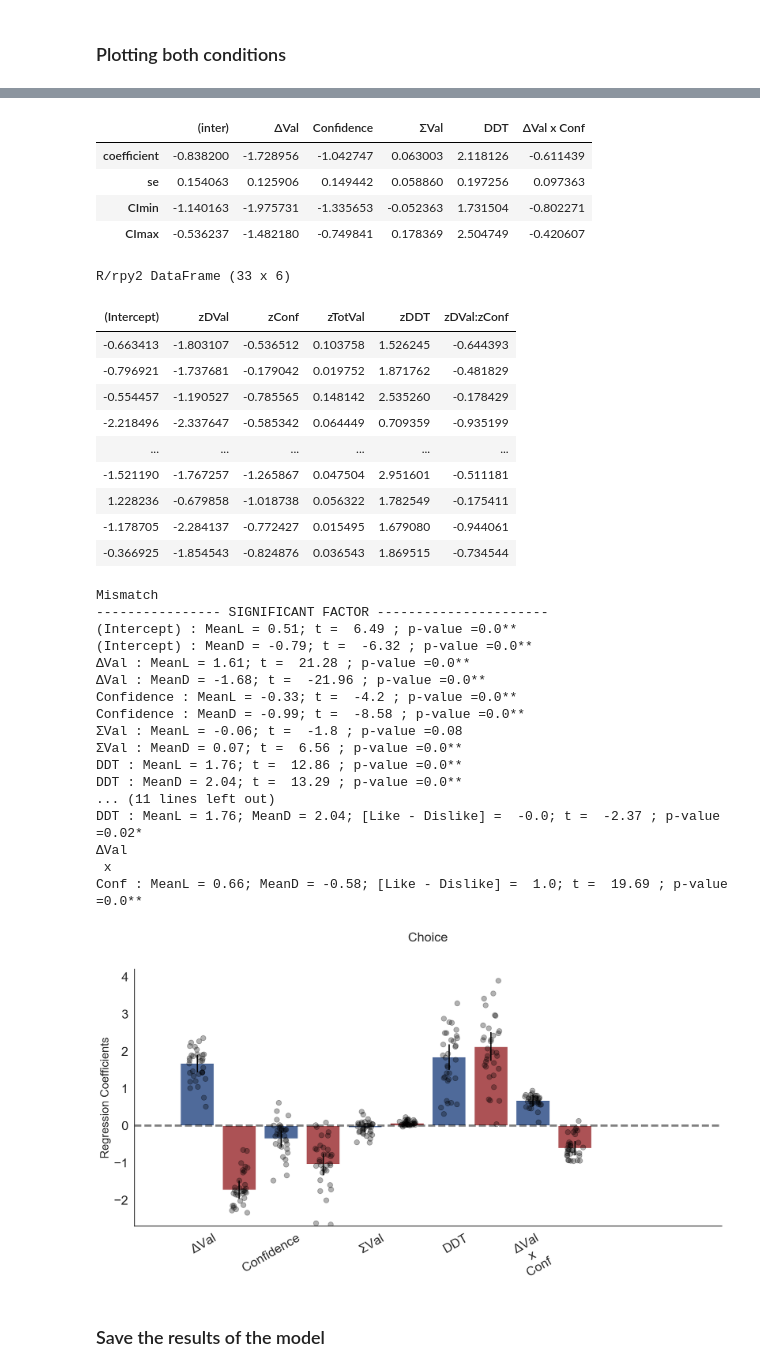
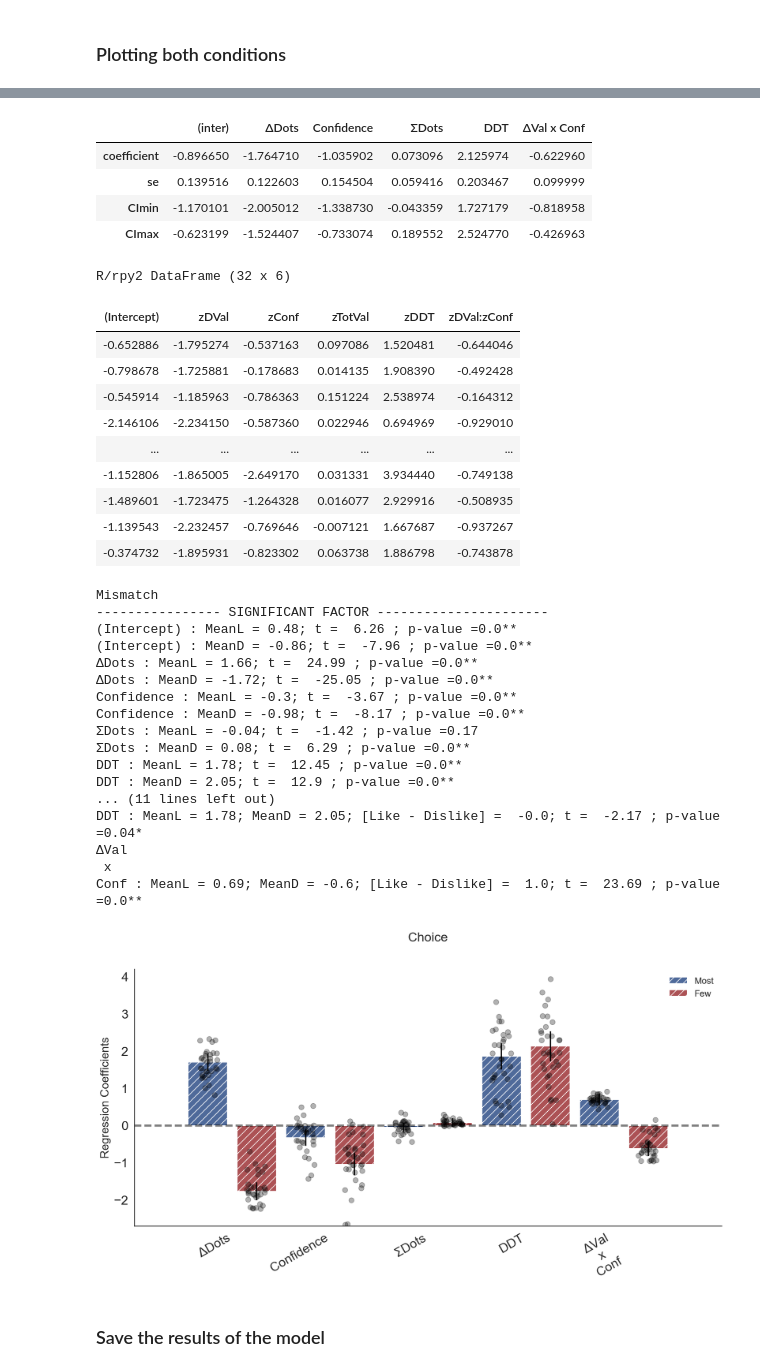
Before and after one commit to pradysepulveda/PF2019, a Jupyter notebook: PF2019_RegressionModelsT-test.ipynb, the cells around one changed output, grey strips where cells are left out. Drawn from its saved outputs; the diff is of its cells as text; code cells hidden in the pictures.

```diff
--- a/PF2019_RegressionModelsT-test.ipynb
+++ b/PF2019_RegressionModelsT-test.ipynb
@@ -126,12 +126,12 @@ def Coefpresplot_bar2(regtable1, mixtable1,regtable2, mixtable2, intercept=False
     for Coefficient in Coefficients:
         position += 1
         # Plot condition 1
-        ax.bar(position-bar_sep, regtable1.loc['coefficient', Coefficient], width=0.4,color=colourlist1[position-1],)
+        ax.bar(position-bar_sep, regtable1.loc['coefficient', Coefficient], width=0.4,color=colourlist1[position-1],hatch=r'//')
         ax.errorbar(position-bar_sep, regtable1.loc['coefficient', Coefficient],
                     yerr=regtable1.loc['se', Coefficient]*1.96, lw=2, color='#000000')
 
         # Plot condition 2
-        ax.bar(position+bar_sep, regtable2.loc['coefficient', Coefficient], width=0.4,color=colourlist2[position-1],)
+        ax.bar(position+bar_sep, regtable2.loc['coefficient', Coefficient], width=0.4,color=colourlist2[position-1],hatch=r'//')
         ax.errorbar(position+bar_sep, regtable2.loc['coefficient', Coefficient],
                     yerr=regtable2.loc['se', Coefficient]*1.96, lw=2, color='#000000')
 
@@ -180,6 +180,13 @@ def Coefpresplot_bar2(regtable1, mixtable1,regtable2, mixtable2, intercept=False
     # Autoformats the ticklabels for the xaxis
     fig.autofmt_xdate()
 
+    patch1 = mpatches.Patch(facecolor=colourlist1[position-1],hatch=r'//', label='Most')
+    patch2 = mpatches.Patch(facecolor=colourlist2[position-1],hatch=r'//', label='Few')
+
+    leg = plt.legend(handles=[patch1,patch2],fontsize=14)
+    leg.get_frame().set_facecolor('none')
+    leg.get_frame().set_linewidth(0.0)
+
     sns.despine()
 # %%
 def regtable(fix, fix_se, names):
@@ -328,13 +335,10 @@ def splitBy(data_exp1, Splits_headers = ['ConfSplit', 'GSFMedSplit','DDTMedSplit
 ## LOAD
 # %%
 # Load data all participants
-#data_exp1 = pd.read_csv('/Users/pradyumna/Documents/gitDocs/FF2018/Output/DataFoodFramingNotebook_v1.csv')
-#data_exp1 = pd.read_csv('/Users/pradyumna/Documents/GiTs/PF2019/Data/DataPerceptFramingNotebook_P21to62.csv')
 
 data_exp1 = pd.read_csv('/Users/pradyumna/Documents/GiTs/PF2019/Data/DataPerceptualFramingNotebook_v1.csv')
 
-
-for i in []:
+for i in [31]:
     data_exp1 = data_exp1[(data_exp1.Part != i)]
 print (data_exp1["Part"].unique())
 print ('Number of participants: ' + str(len(data_exp1["Part"].unique())))
@@ -529,7 +519,7 @@ singular fit
 
 #Generate table with parameters to plot
 Choice_Dislike_hmodel_table = regtable(fix_Choice_Dislike_hmodel, fix_se_Choice_Dislike_hmodel, names_Choice_Dislike_hmodel)
-Choice_Dislike_hmodel_table.columns = [ '(inter)','ΔVal', 'Confidence', "ΣVal", "DDT", "ΔVal\n x   \nConf"]
+Choice_Dislike_hmodel_table.columns = [ '(inter)','ΔDots', 'Confidence', "ΣDots", "DDT", "ΔVal\n x   \nConf"]
 
 # Extract table containing mixed effects for the model
 mix_Choice_Dislike_model = mix_Choice_Dislike_model[0]
@@ -586,7 +560,7 @@ mix_Choice_Like_model <- coef(Choice_Like_hmodel)
 
 # we use the same names that were defined for the predictors that in the dislike case, since they are the same in both cases
 Choice_Like_hmodel_table = regtable(fix_Choice_Like_hmodel, fix_se_Choice_Like_hmodel, names_Choice_Dislike_hmodel)
-Choice_Like_hmodel_table.columns = [ '(Intercept)','ΔVal', 'Confidence', "ΣVal", "DDT", "ΔVal\n x   \nConf"]
+Choice_Like_hmodel_table.columns = [ '(Intercept)','ΔDots', 'Confidence', "ΣDots", "DDT", "ΔVal\n x   \nConf"]
 mix_Choice_Like_model = mix_Choice_Like_model[0]
 
 #Coefpresplot(Choice_Like_hmodel_table, title='', ticklabsize=16, size='narrow', ymultiple=0.5, n_ET_predictors=2)
@@ -624,49 +598,54 @@ R/rpy2 DataFrame (33 x 6)
 # %%
 Choice_Dislike_hmodel_table
 # %% [output]
-|  | (inter) | ΔVal | Confidence | ΣVal | DDT | ΔVal x Conf |
-| coefficient | -0.838200 | -1.728956 | -1.042747 | 0.063003 | 2.118126 | -0.611439 |
-| se | 0.154063 | 0.125906 | 0.149442 | 0.058860 | 0.197256 | 0.097363 |
-| CImin | -1.140163 | -1.975731 | -1.335653 | -0.052363 | 1.731504 | -0.802271 |
-| CImax | -0.536237 | -1.482180 | -0.749841 | 0.178369 | 2.504749 | -0.420607 |
+|  | (inter) | ΔDots | Confidence | ΣDots | DDT | ΔVal x Conf |
+| coefficient | -0.896650 | -1.764710 | -1.035902 | 0.073096 | 2.125974 | -0.622960 |
+| se | 0.139516 | 0.122603 | 0.154504 | 0.059416 | 0.203467 | 0.099999 |
+| CImin | -1.170101 | -2.005012 | -1.338730 | -0.043359 | 1.727179 | -0.818958 |
+| CImax | -0.623199 | -1.524407 | -0.733074 | 0.189552 | 2.524770 | -0.426963 |
 # %%
 mix_Choice_Dislike_model
 # %% [output]
-R/rpy2 DataFrame (33 x 6)
+R/rpy2 DataFrame (32 x 6)
 | (Intercept) | zDVal | zConf | zTotVal | zDDT | zDVal:zConf |
-| -0.663413 | -1.803107 | -0.536512 | 0.103758 | 1.526245 | -0.644393 |
-| -0.796921 | -1.737681 | -0.179042 | 0.019752 | 1.871762 | -0.481829 |
-| -0.554457 | -1.190527 | -0.785565 | 0.148142 | 2.535260 | -0.178429 |
-| -2.218496 | -2.337647 | -0.585342 | 0.064449 | 0.709359 | -0.935199 |
+| -0.652886 | -1.795274 | -0.537163 | 0.097086 | 1.520481 | -0.644046 |
+| -0.798678 | -1.725881 | -0.178683 | 0.014135 | 1.908390 | -0.492428 |
+| -0.545914 | -1.185963 | -0.786363 | 0.151224 | 2.538974 | -0.164312 |
+| -2.146106 | -2.234150 | -0.587360 | 0.022946 | 0.694969 | -0.929010 |
 | ... | ... | ... | ... | ... | ... |
-| -1.521190 | -1.767257 | -1.265867 | 0.047504 | 2.951601 | -0.511181 |
-| 1.228236 | -0.679858 | -1.018738 | 0.056322 | 1.782549 | -0.175411 |
-| -1.178705 | -2.284137 | -0.772427 | 0.015495 | 1.679080 | -0.944061 |
-| -0.366925 | -1.854543 | -0.824876 | 0.036543 | 1.869515 | -0.734544 |
+| -1.152806 | -1.865005 | -2.649170 | 0.031331 | 3.934440 | -0.749138 |
+| -1.489601 | -1.723475 | -1.264328 | 0.016077 | 2.929916 | -0.508935 |
+| -1.139543 | -2.232457 | -0.769646 | -0.007121 | 1.667687 | -0.937267 |
+| -0.374732 | -1.895931 | -0.823302 | 0.063738 | 1.886798 | -0.743878 |
 # %%
 Coefpresplot_bar2(Choice_Like_hmodel_table, mix_Choice_Like_model,Choice_Dislike_hmodel_table, mix_Choice_Dislike_model, barcol1='#4F6A9A',barcol2='#AC5255', title='Choice', size='big',ymultiple=1, ticklabsize=20)
 #plt.savefig('SavedFigures/Choice_Regression_Model.svg', format='svg', dpi = 500 )
 
 ttestprint (Choice_Like_hmodel_table,Choice_Like_hmodel_table, mix_Choice_Like_model,mix_Choice_Dislike_model )
+
+
+plt.xlim(0, 6)
+
+plt.savefig(str('SavedFigures/PF2019ChoiceRegressionMoreLess_32.png'), dpi = 200 )
 # %% [output]
 Mismatch
 ---------------- SIGNIFICANT FACTOR ----------------------
-(Intercept) : MeanL = 0.51; t =  6.49 ; p-value =0.0**
-(Intercept) : MeanD = -0.79; t =  -6.32 ; p-value =0.0**
-ΔVal : MeanL = 1.61; t =  21.28 ; p-value =0.0**
-ΔVal : MeanD = -1.68; t =  -21.96 ; p-value =0.0**
-Confidence : MeanL = -0.33; t =  -4.2 ; p-value =0.0**
-Confidence : MeanD = -0.99; t =  -8.58 ; p-value =0.0**
-ΣVal : MeanL = -0.06; t =  -1.8 ; p-value =0.08
-ΣVal : MeanD = 0.07; t =  6.56 ; p-value =0.0**
-DDT : MeanL = 1.76; t =  12.86 ; p-value =0.0**
-DDT : MeanD = 2.04; t =  13.29 ; p-value =0.0**
+(Intercept) : MeanL = 0.48; t =  6.26 ; p-value =0.0**
+(Intercept) : MeanD = -0.86; t =  -7.96 ; p-value =0.0**
+ΔDots : MeanL = 1.66; t =  24.99 ; p-value =0.0**
+ΔDots : MeanD = -1.72; t =  -25.05 ; p-value =0.0**
+Confidence : MeanL = -0.3; t =  -3.67 ; p-value =0.0**
+Confidence : MeanD = -0.98; t =  -8.17 ; p-value =0.0**
+ΣDots : MeanL = -0.04; t =  -1.42 ; p-value =0.17
+ΣDots : MeanD = 0.08; t =  6.29 ; p-value =0.0**
+DDT : MeanL = 1.78; t =  12.45 ; p-value =0.0**
+DDT : MeanD = 2.05; t =  12.9 ; p-value =0.0**
 ... (11 lines left out)
-DDT : MeanL = 1.76; MeanD = 2.04; [Like - Dislike] =  -0.0; t =  -2.37 ; p-value =0.02*
+DDT : MeanL = 1.78; MeanD = 2.05; [Like - Dislike] =  -0.0; t =  -2.17 ; p-value =0.04*
 ΔVal
  x
-Conf : MeanL = 0.66; MeanD = -0.58; [Like - Dislike] =  1.0; t =  19.69 ; p-value =0.0**
+Conf : MeanL = 0.69; MeanD = -0.6; [Like - Dislike] =  1.0; t =  23.69 ; p-value =0.0**
-[figure, old version]
+[figure, new version]
 # %% [markdown]
 ### Save the results of the model
 # %%
```
Also changed, not shown: parts of 25 cells of this notebook, 26 other files.
